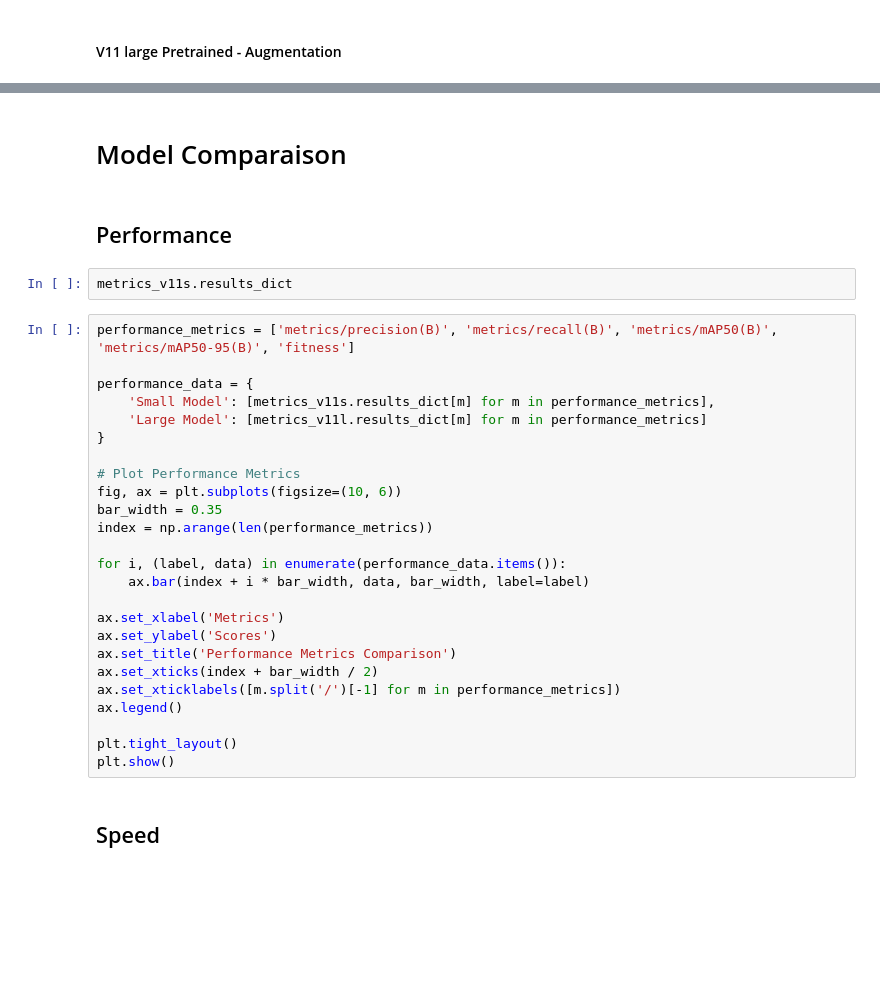
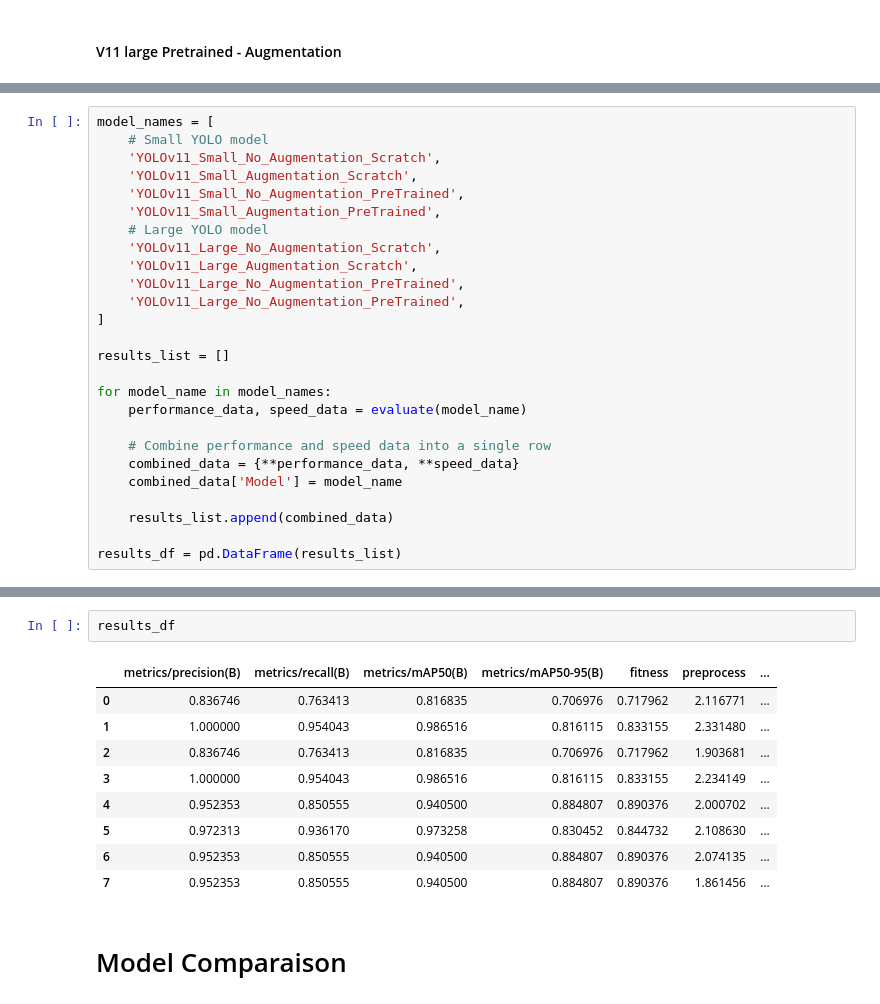
Before and after one commit to izellale/probe_detection, a Jupyter notebook: notebooks/training_yolo.ipynb, the cells around one changed output, grey strips where cells are left out. Drawn from its saved outputs; the diff is of its cells as text; blank space fills up the shorter version.

```diff
--- a/notebooks/training_yolo.ipynb
+++ b/notebooks/training_yolo.ipynb
@@ -361,0 +186,26 @@ metrics_v11l
+# %%
+model_names = [
+    # Small YOLO model
+    'YOLOv11_Small_No_Augmentation_Scratch',
+    'YOLOv11_Small_Augmentation_Scratch',
+    'YOLOv11_Small_No_Augmentation_PreTrained',
+    'YOLOv11_Small_Augmentation_PreTrained',
+    # Large YOLO model
+    'YOLOv11_Large_No_Augmentation_Scratch',
+    'YOLOv11_Large_Augmentation_Scratch',
+    'YOLOv11_Large_No_Augmentation_PreTrained',
+    'YOLOv11_Large_No_Augmentation_PreTrained',
+]
+
+results_list = []
+
+for model_name in model_names:
+    performance_data, speed_data = evaluate(model_name)
+
+    # Combine performance and speed data into a single row
+    combined_data = {**performance_data, **speed_data}
+    combined_data['Model'] = model_name
+
+    results_list.append(combined_data)
+
+results_df = pd.DataFrame(results_list)
@@ -362,33 +253,14 @@ metrics_v11l
+# %%
+results_df
+# %% [output]
+|  | metrics/precision(B) | metrics/recall(B) | metrics/mAP50(B) | metrics/mAP50-95(B) | fitness | preprocess | ... |
+| 0 | 0.836746 | 0.763413 | 0.816835 | 0.706976 | 0.717962 | 2.116771 | ... |
+| 1 | 1.000000 | 0.954043 | 0.986516 | 0.816115 | 0.833155 | 2.331480 | ... |
+| 2 | 0.836746 | 0.763413 | 0.816835 | 0.706976 | 0.717962 | 1.903681 | ... |
+| 3 | 1.000000 | 0.954043 | 0.986516 | 0.816115 | 0.833155 | 2.234149 | ... |
+| 4 | 0.952353 | 0.850555 | 0.940500 | 0.884807 | 0.890376 | 2.000702 | ... |
+| 5 | 0.972313 | 0.936170 | 0.973258 | 0.830452 | 0.844732 | 2.108630 | ... |
+| 6 | 0.952353 | 0.850555 | 0.940500 | 0.884807 | 0.890376 | 2.074135 | ... |
+| 7 | 0.952353 | 0.850555 | 0.940500 | 0.884807 | 0.890376 | 1.861456 | ... |
 # %% [markdown]
 # Model Comparaison
-# %% [markdown]
-## Performance
-# %%
-metrics_v11s.results_dict
-# %%
-performance_metrics = ['metrics/precision(B)', 'metrics/recall(B)', 'metrics/mAP50(B)', 'metrics/mAP50-95(B)', 'fitness']
-
-performance_data = {
-    'Small Model': [metrics_v11s.results_dict[m] for m in performance_metrics],
-    'Large Model': [metrics_v11l.results_dict[m] for m in performance_metrics]
-}
-
-# Plot Performance Metrics
-fig, ax = plt.subplots(figsize=(10, 6))
-bar_width = 0.35
-index = np.arange(len(performance_metrics))
-
-for i, (label, data) in enumerate(performance_data.items()):
-    ax.bar(index + i * bar_width, data, bar_width, label=label)
-
-ax.set_xlabel('Metrics')
-ax.set_ylabel('Scores')
-ax.set_title('Performance Metrics Comparison')
-ax.set_xticks(index + bar_width / 2)
-ax.set_xticklabels([m.split('/')[-1] for m in performance_metrics])
-ax.legend()
-
-plt.tight_layout()
-plt.show()
-# %% [markdown]
-## Speed
```
Also changed, not shown: parts of 47 cells of this notebook.
